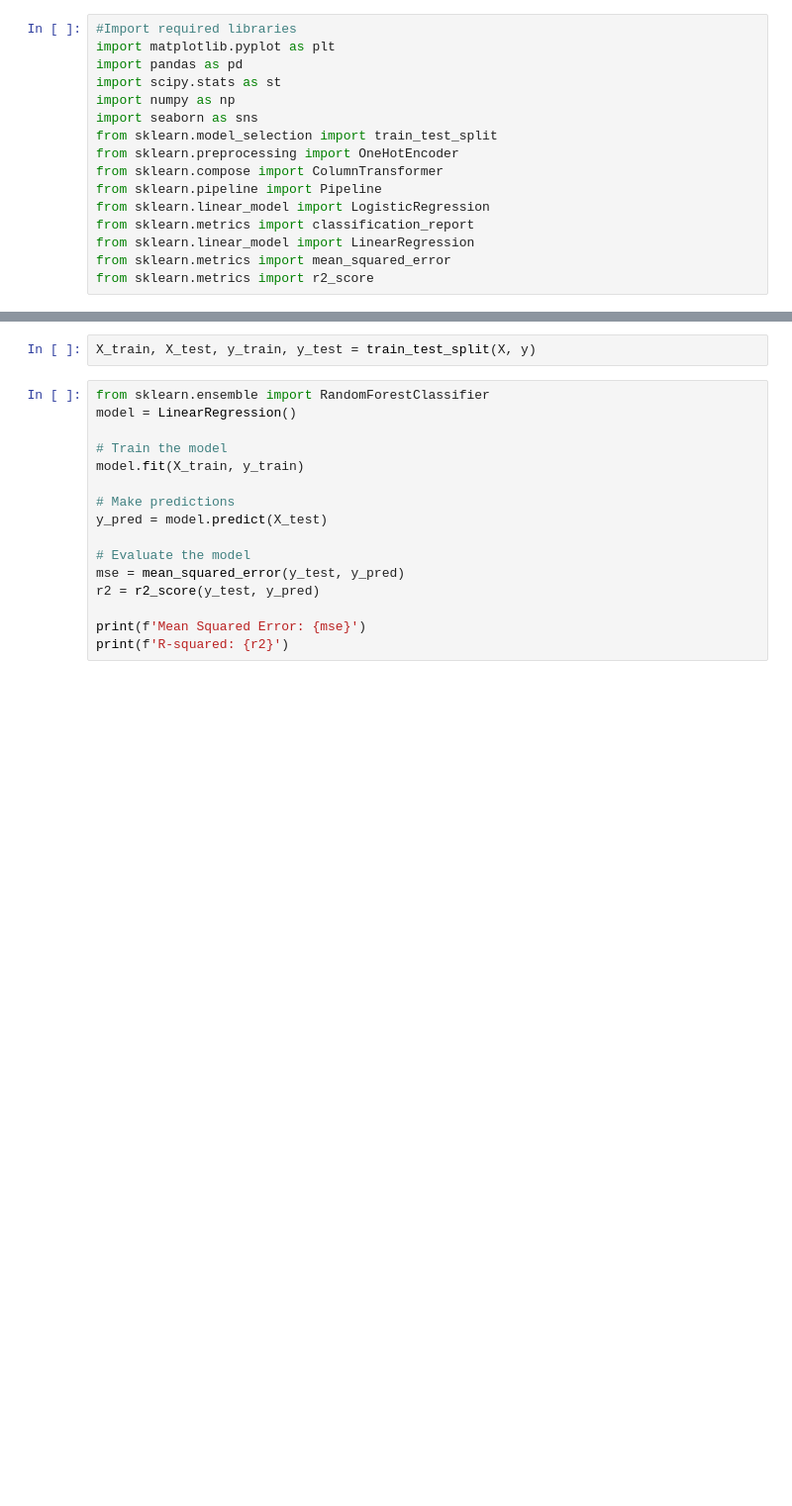
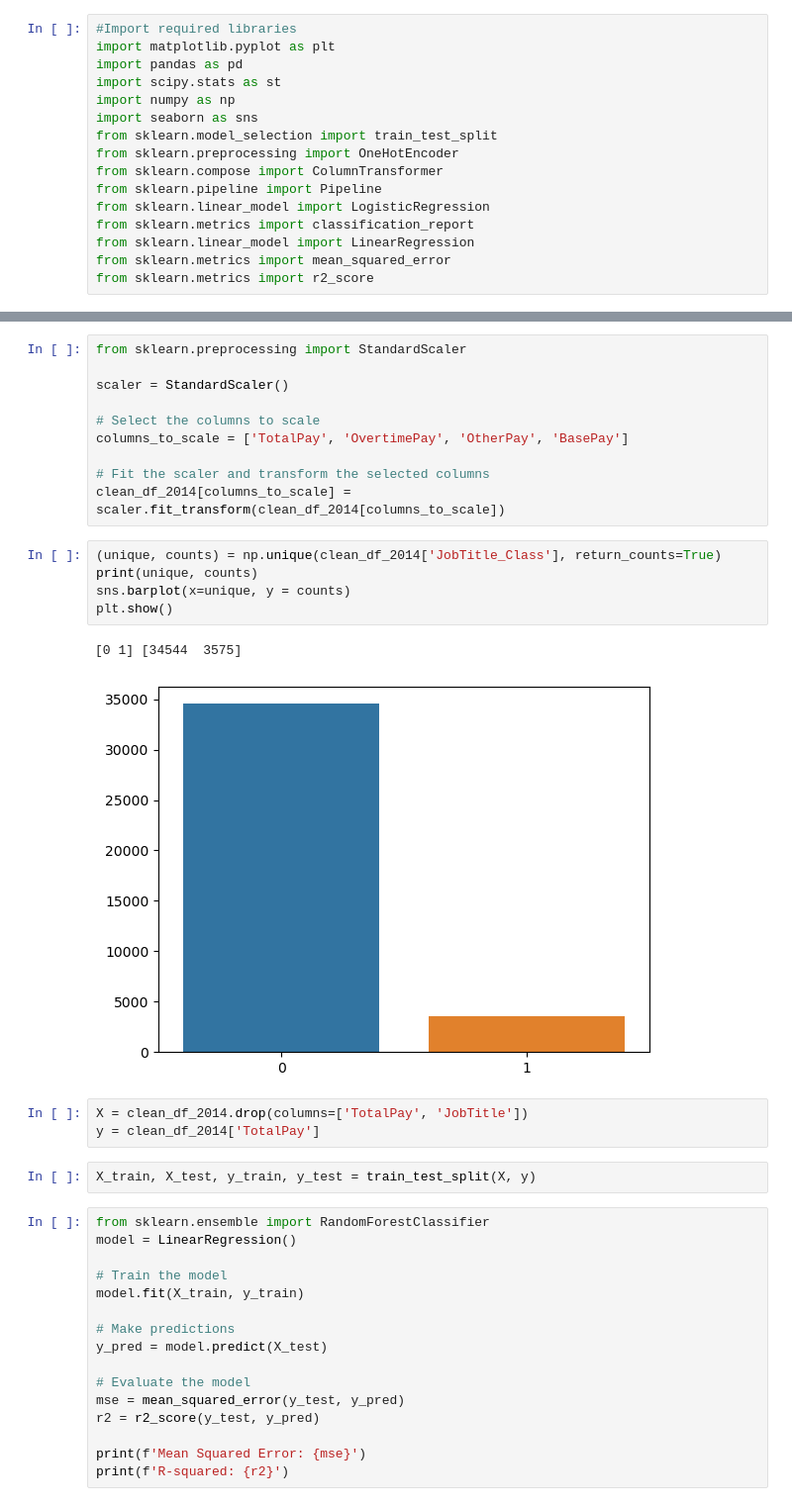
Before and after one commit to adrapiza/Project4-Group3, a Jupyter notebook: revisions_copy.ipynb, the cells around one changed output, grey strips where cells are left out. Shown: that part at 99% size. Drawn from its saved outputs; the diff is of its cells as text; blank space fills up the shorter version.

```diff
--- a/revisions_copy.ipynb
+++ b/revisions_copy.ipynb
@@ -520,3 +608,24 @@ y = cleaned_2011['TotalPay']
+# %%
+from sklearn.preprocessing import StandardScaler
+
+scaler = StandardScaler()
+
+# Select the columns to scale
+columns_to_scale = ['TotalPay', 'OvertimePay', 'OtherPay', 'BasePay']
+
+# Fit the scaler and transform the selected columns
+clean_df_2014[columns_to_scale] = scaler.fit_transform(clean_df_2014[columns_to_scale])
+# %%
+(unique, counts) = np.unique(clean_df_2014['JobTitle_Class'], return_counts=True)
+print(unique, counts)
+sns.barplot(x=unique, y = counts)
+plt.show()
+# %% [output]
+[0 1] [34544  3575]
+[figure, added]
+# %%
+X = clean_df_2014.drop(columns=['TotalPay', 'JobTitle'])
+y = clean_df_2014['TotalPay']
 # %%
 X_train, X_test, y_train, y_test = train_test_split(X, y)
 # %%
```
Also changed, not shown: parts of 73 cells of this notebook.
